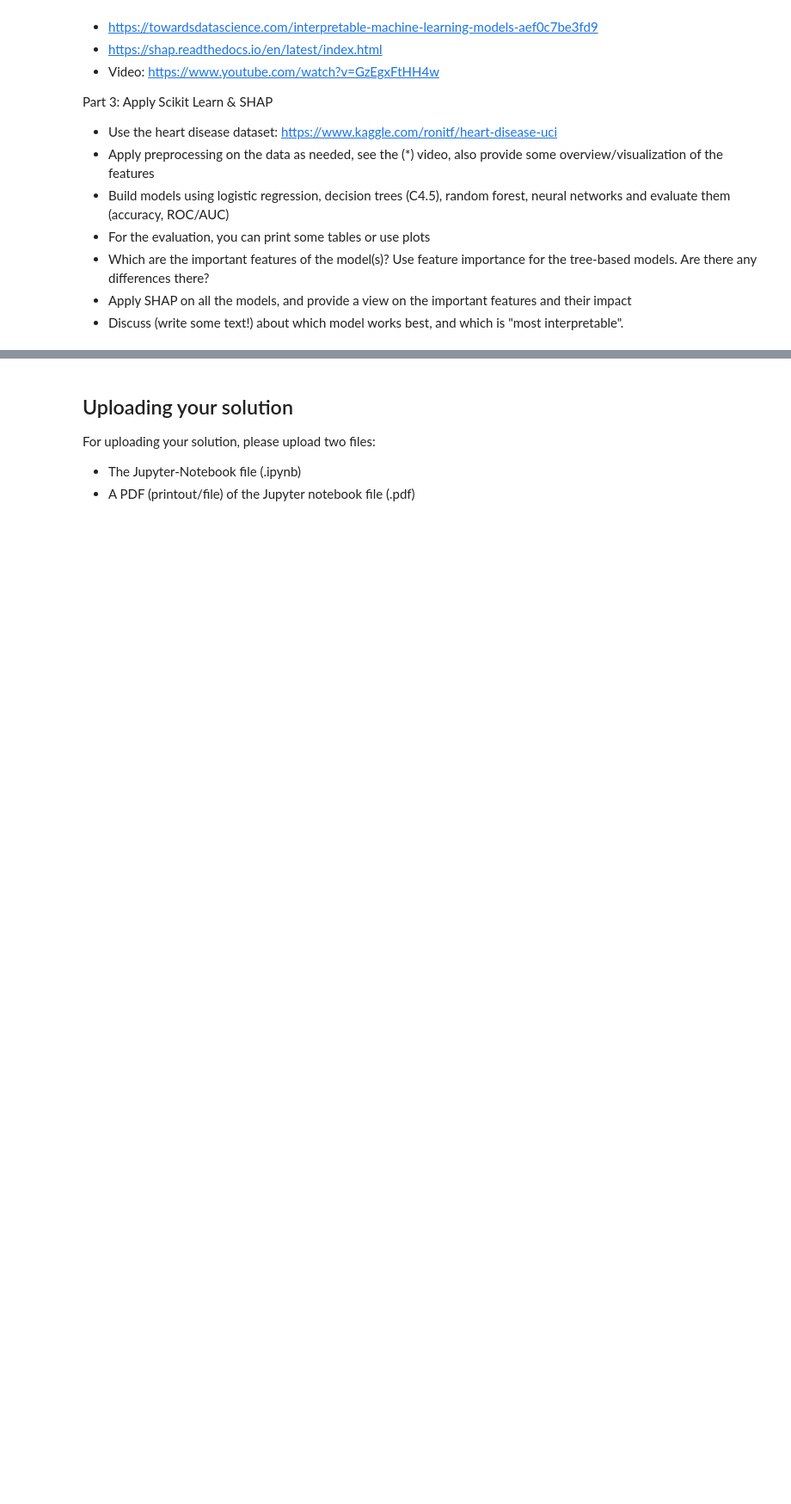
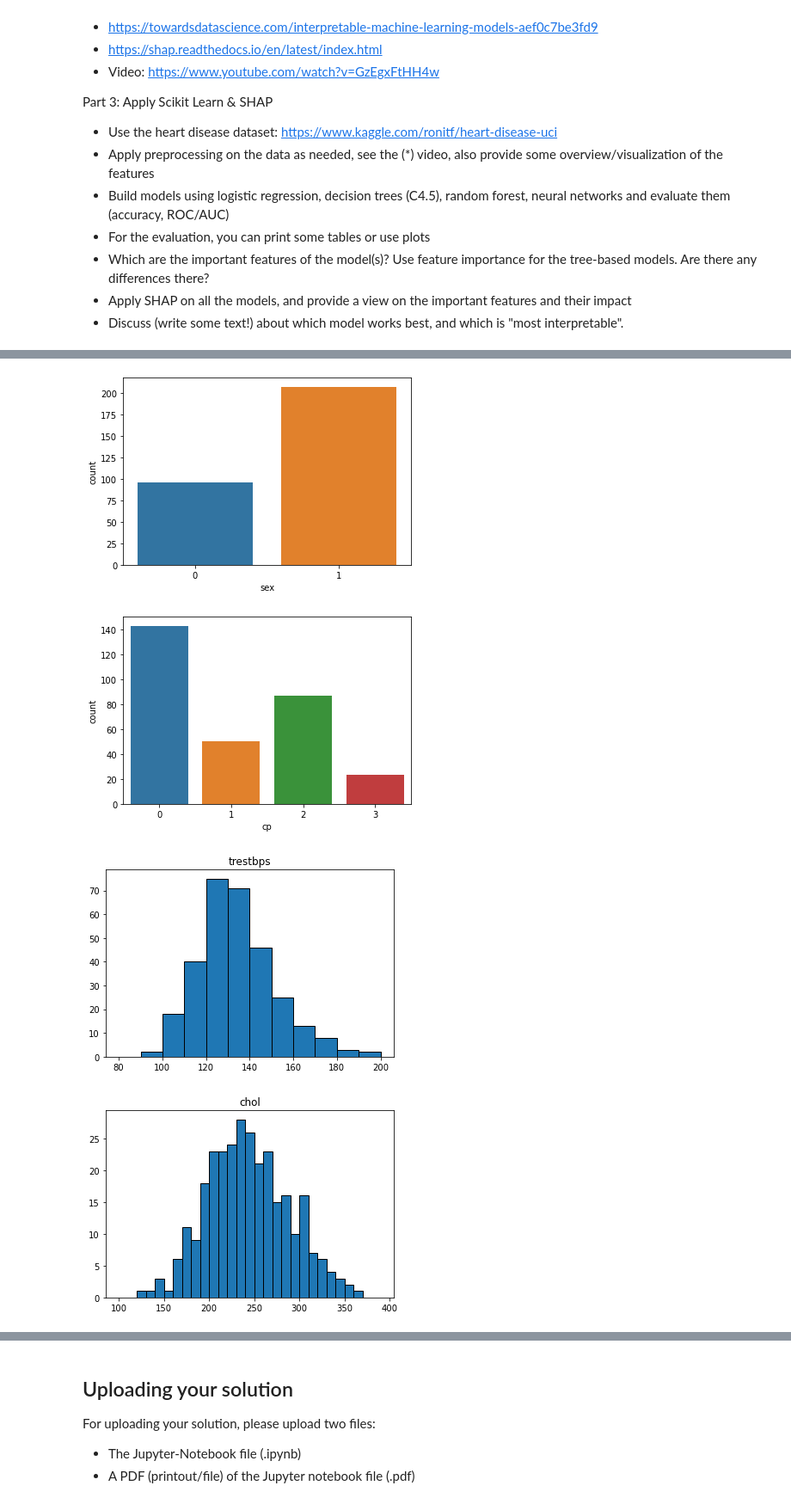
Before and after one commit to mhuendorf/KBS, a Jupyter notebook: exercises/practical/Assignment_3/KBS-Assignment3.ipynb, the cells around one changed output, grey strips where cells are left out. Shown at 86% size. Drawn from its saved outputs; the diff is of its cells as text; code cells hidden in the pictures; blank space fills up the shorter version.

```diff
--- a/exercises/practical/Assignment_3/KBS-Assignment3.ipynb
+++ b/exercises/practical/Assignment_3/KBS-Assignment3.ipynb
@@ -27,0 +90,46 @@ import pandas as pd
+# %%
+#Feature Visualization
+#plt.show(sns.countplot(x = heartData['age']))
+#hist, edges = np.histogram(heartData['age'], bins=np.arange(0,101,10))
+#plt.bar(edges[:-1], hist, align="edge", ec="k", width=np.diff(edges))
+#plt.title('age')
+#plt.show()
+
+plt.show(sns.countplot(x = heartData['sex']))
+plt.show(sns.countplot(x = heartData['cp']))
+#plt.show(sns.countplot(x = heartData['trestbps']))
+hist, edges = np.histogram(heartData['trestbps'], bins=np.arange(80,201,10))
+plt.bar(edges[:-1], hist, align="edge", ec="k", width=np.diff(edges))
+plt.title('trestbps')
+plt.show()
+
+#plt.show(sns.countplot(x = heartData['chol']))
+hist, edges = np.histogram(heartData['chol'], bins=np.arange(100,400,10))
+plt.bar(edges[:-1], hist, align="edge", ec="k", width=np.diff(edges))
+plt.title('chol')
+plt.show()
+
+plt.show(sns.countplot(x = heartData['fbs']))
+plt.show(sns.countplot(x = heartData['restecg']))
+#plt.show(sns.countplot(x = heartData['thalach']))
+hist, edges = np.histogram(heartData['thalach'], bins=np.arange(50,240,10))
+plt.bar(edges[:-1], hist, align="edge", ec="k", width=np.diff(edges))
+plt.title('thalach')
+plt.show()
+
+plt.show(sns.countplot(x = heartData['exang']))
+#plt.show(sns.countplot(x = heartData['oldpeak']))
+hist, edges = np.histogram(heartData['oldpeak'], bins=np.arange(0,8,0.5))
+plt.bar(edges[:-1], hist, align="edge", ec="k", width=np.diff(edges))
+plt.title('oldpeak')
+plt.show()
+
+plt.show(sns.countplot(x = heartData['slope']))
+plt.show(sns.countplot(x = heartData['ca']))
+plt.show(sns.countplot(x = heartData['thal']))
+plt.show(sns.countplot(x = heartData['target']))
+# %% [output]
+[figure, added]
+[figure, added]
+[figure, added]
+[figure, added]
```
Also changed, not shown: parts of 5 cells of this notebook.
